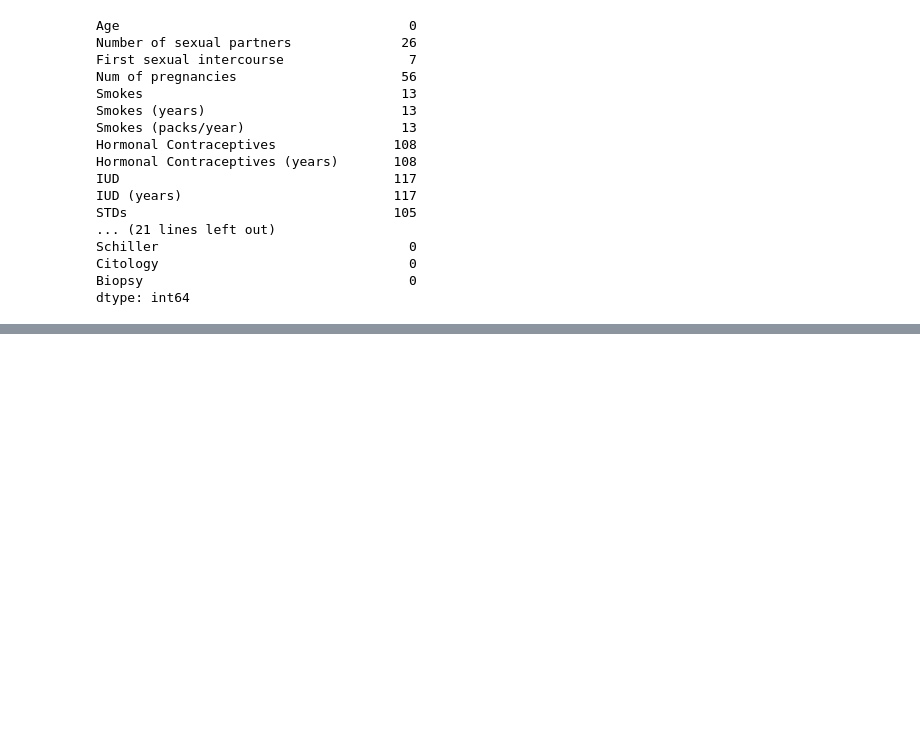
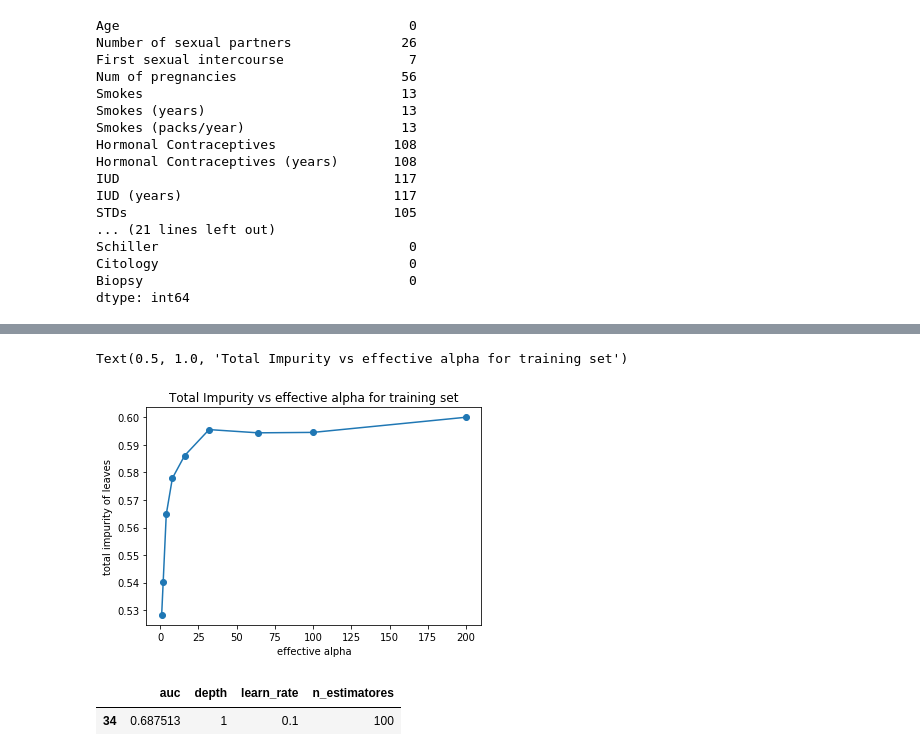
Before and after one commit to kathyxiong/stat_learning_case_study, a Jupyter notebook: freyder_classification_boosting.ipynb, the cells around one changed output, grey strips where cells are left out. Cells and saved outputs as stored; diff of their text form; code cells hidden in the pictures; blank space fills up the shorter version.

```diff
--- a/freyder_classification_boosting.ipynb
+++ b/freyder_classification_boosting.ipynb
@@ -58,0 +175,15 @@ array([0.88953488, 0.91860465, 0.91860465, 0.92982456, 0.9005848 ])
+# %%
+plt.plot(n_avg.iloc[:,0], n_avg.iloc[:,1], marker='o')
+plt.xlabel("effective alpha")
+plt.ylabel("total impurity of leaves")
+plt.title("Total Impurity vs effective alpha for training set")
+# %% [output]
+Text(0.5, 1.0, 'Total Impurity vs effective alpha for training set')
+[figure, added]
+# %%
+max_auc = scores_grad_df['auc'].max()
+best_fit = scores_grad_df.loc[scores_grad_df['auc'] == max_auc]
+best_fit
+# %% [output]
+|  | auc | depth | learn_rate | n_estimatores |
+| 34 | 0.687513 | 1 | 0.1 | 100 |
```
Also changed, not shown: parts of 18 cells of this notebook, 1 other file.
